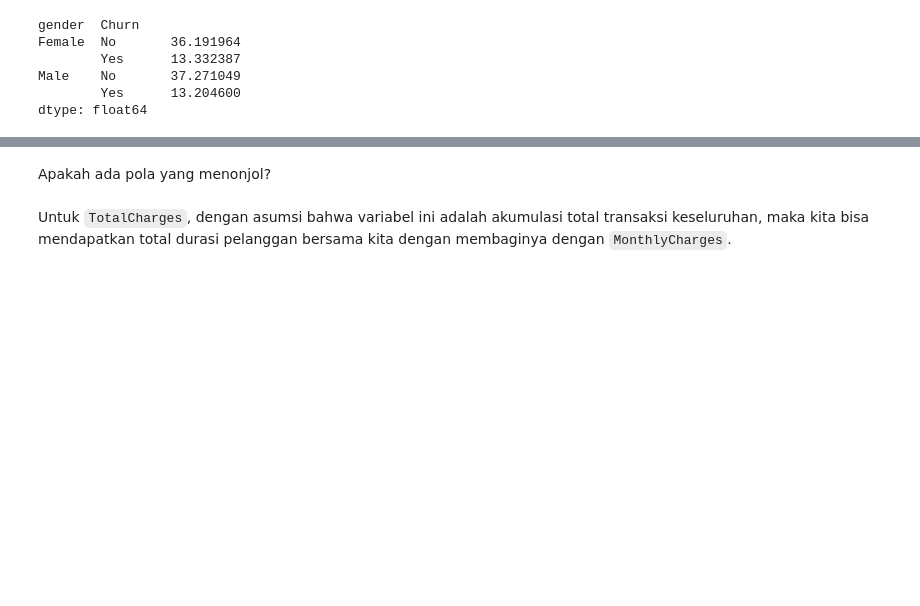
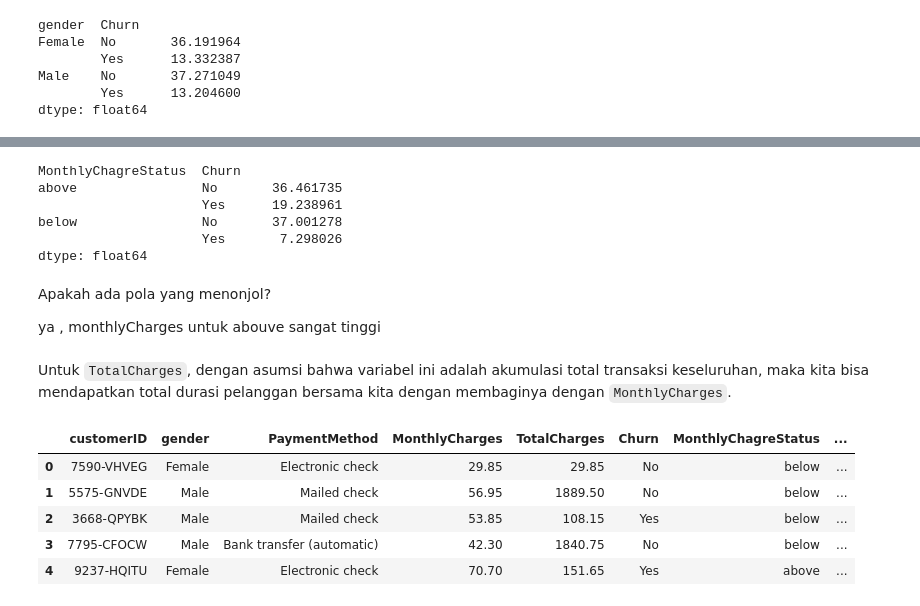
Before and after one commit to rnstr/DatatScience, a Jupyter notebook: 14_Data_Telco_Exploration_Question.ipynb, the cells around one changed output, grey strips where cells are left out. Saved outputs shown, nothing was run; the diff lists cells and outputs as text; code cells hidden in the pictures; blank space fills up the shorter version.

```diff
--- a/14_Data_Telco_Exploration_Question.ipynb
+++ b/14_Data_Telco_Exploration_Question.ipynb
@@ -187,2 +221,9 @@ Apakah ada pola yang menonjol?
 # %%
 # create tier based on MonthlyCharges based on average, whether below or above average
+def monthly_charge_status(charge):
+  if charge >= MC_MEAN:
+    return 'above'
+  else:
+    return 'below'
+
+monthly_charge_status(30)
@@ -188,0 +232,2 @@ Apakah ada pola yang menonjol?
+# %%
+df['MonthlyChagreStatus'] = df['MonthlyCharges'].apply(monthly_charge_status)
@@ -189,10 +243,29 @@ Apakah ada pola yang menonjol?
 # %%
 # group based on new info, tier of monthly charges and churn
+df.groupby(['MonthlyChagreStatus', 'Churn']).size() / tot_data * 100
+# %% [output]
+MonthlyChagreStatus  Churn
+above                No       36.461735
+                     Yes      19.238961
+below                No       37.001278
+                     Yes       7.298026
+dtype: float64
 # %% [markdown]
 Apakah ada pola yang menonjol?
+
+ya , monthlyCharges untuk abouve sangat tinggi
 # %% [markdown]
 Untuk `TotalCharges`, dengan asumsi bahwa variabel ini adalah akumulasi total transaksi keseluruhan, maka kita bisa mendapatkan total durasi pelanggan bersama kita dengan membaginya dengan `MonthlyCharges`.
 # %%
 # Assuming total Charges is represent duration of monthly charges, we could reverse calculated the duration
+df['Duration'] = df['TotalCharges'] / df['MonthlyCharges']
+df.head()
+# %% [output]
+|  | customerID | gender | PaymentMethod | MonthlyCharges | TotalCharges | Churn | MonthlyChagreStatus | ... |
+| 0 | 7590-VHVEG | Female | Electronic check | 29.85 | 29.85 | No | below | ... |
+| 1 | 5575-GNVDE | Male | Mailed check | 56.95 | 1889.50 | No | below | ... |
+| 2 | 3668-QPYBK | Male | Mailed check | 53.85 | 108.15 | Yes | below | ... |
+| 3 | 7795-CFOCW | Male | Bank transfer (automatic) | 42.30 | 1840.75 | No | below | ... |
+| 4 | 9237-HQITU | Female | Electronic check | 70.70 | 151.65 | Yes | above | ... |
 # %%
 # describe duration information
```
Also changed, not shown: parts of 17 cells of this notebook.
